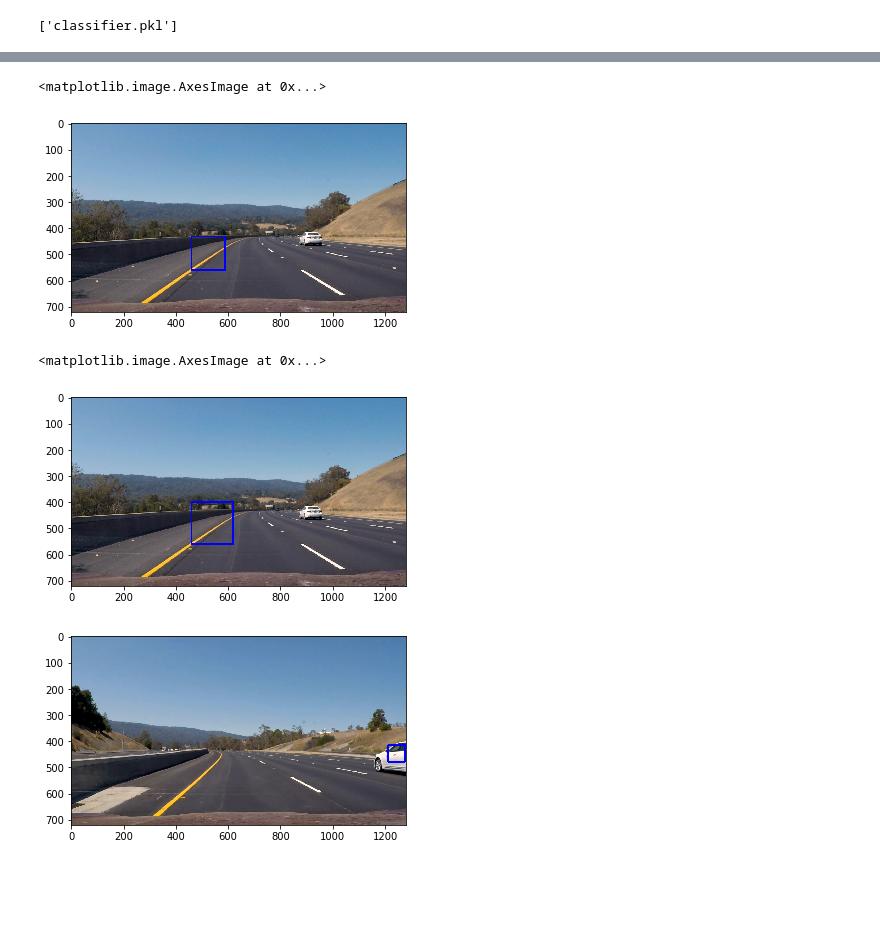
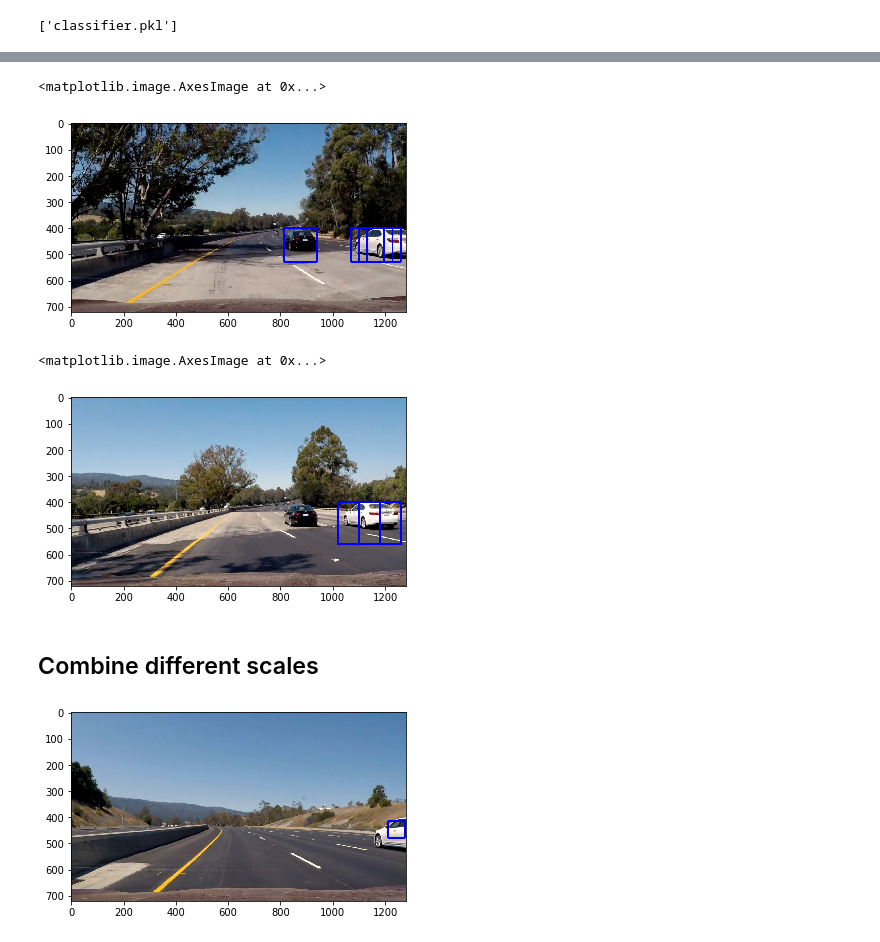
Before and after one commit to root221/CarND-Vehicle-Detection, a Jupyter notebook: VehicleDetectionAndTracking.ipynb, the cells around one changed output, grey strips where cells are left out. Cells and saved outputs as stored; diff of their text form; code cells hidden in the pictures; blank space fills up the shorter version.

```diff
--- a/VehicleDetectionAndTracking.ipynb
+++ b/VehicleDetectionAndTracking.ipynb
@@ -432,21 +306,23 @@ plt.imshow(draw_img)
 # %%
-image = cv2.imread('test_images/test3.jpg')
+image = cv2.imread('test_images/test5.jpg')
 image = cv2.cvtColor(image,cv2.COLOR_BGR2RGB)
 scale = 2
 draw_img,box_list = find_cars(image,scale,13,16,2,svc,1,400,656,300,1280)
 plt.imshow(draw_img)
 # %% [output]
 <matplotlib.image.AxesImage at 0x...>
-[figure, old version]
+[figure, new version]
 # %%
-image = cv2.imread('test_images/test3.jpg')
+image = cv2.imread('test_images/test4.jpg')
 image = cv2.cvtColor(image,cv2.COLOR_BGR2RGB)
 scale = 2.5
 draw_img,box_list = find_cars(image,scale,13,16,2,svc,1,400,720,300,1280)
 plt.imshow(draw_img)
 # %% [output]
 <matplotlib.image.AxesImage at 0x...>
-[figure, old version]
+[figure, new version]
+# %% [markdown]
+## Combine different scales
 # %%
 image = cv2.imread('test_images/test11.jpg')
 image = cv2.cvtColor(image,cv2.COLOR_BGR2RGB)
```
Also changed, not shown: parts of 33 cells of this notebook, 1 other file.
